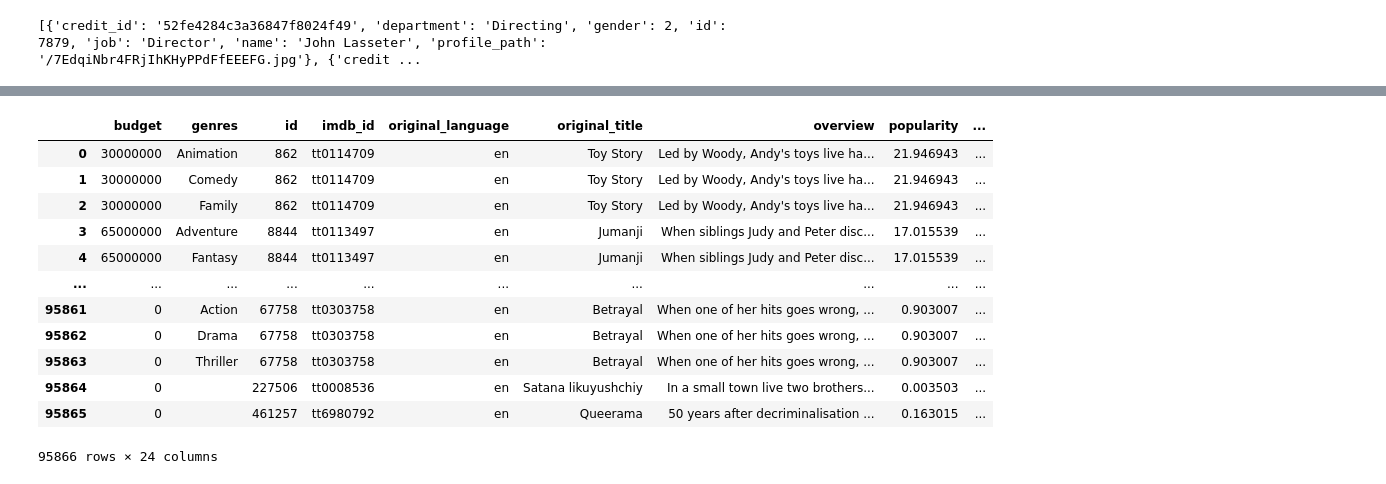
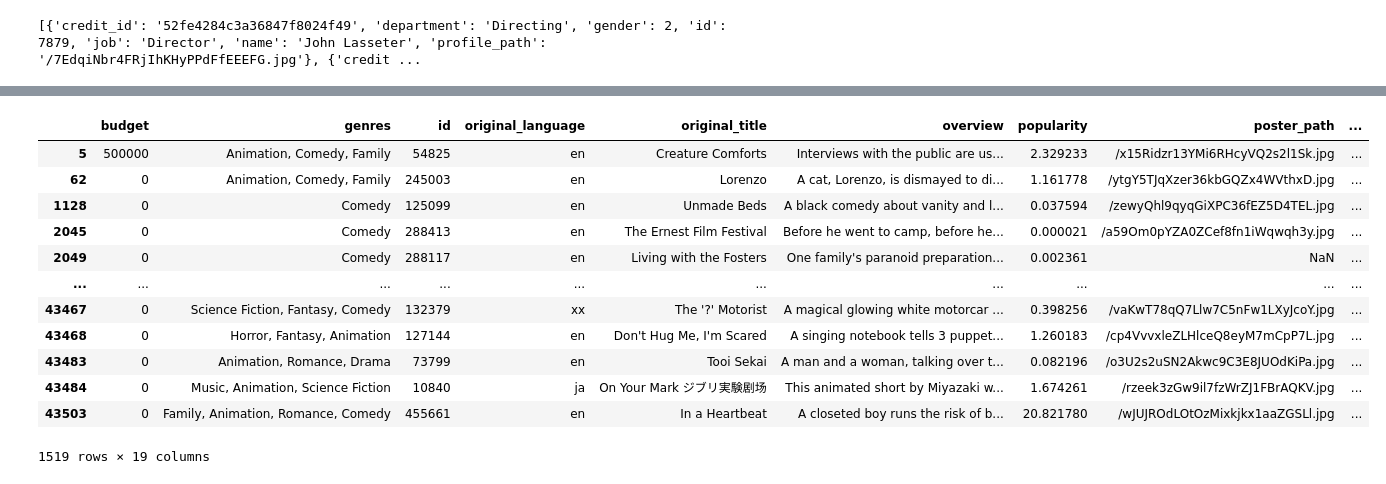
Before and after one commit to M-Awwab-Khan/most-comprehensive-movies-analysis, a Jupyter notebook: Most_Comprehensive_Movies_Analysis.ipynb, the cells around one changed output, grey strips where cells are left out. Drawn from its saved outputs; the diff is of its cells as text; code cells hidden in the pictures.

Commit message:
missing values handling

```diff
--- a/Most_Comprehensive_Movies_Analysis.ipynb
+++ b/Most_Comprehensive_Movies_Analysis.ipynb
@@ -253,18 +229,34 @@ movies.head(1)
 # %%
 movies.genres = movies.genres.str.split(', ')
-# %%
-movies.explode('genres', ignore_index=True)
-# %% [output]
-|  | budget | genres | id | imdb_id | original_language | original_title | overview | popularity | ... |
-| 0 | 30000000 | Animation | 862 | tt0114709 | en | Toy Story | Led by Woody, Andy's toys live ha... | 21.946943 | ... |
-| 1 | 30000000 | Comedy | 862 | tt0114709 | en | Toy Story | Led by Woody, Andy's toys live ha... | 21.946943 | ... |
-| 2 | 30000000 | Family | 862 | tt0114709 | en | Toy Story | Led by Woody, Andy's toys live ha... | 21.946943 | ... |
-| 3 | 65000000 | Adventure | 8844 | tt0113497 | en | Jumanji | When siblings Judy and Peter disc... | 17.015539 | ... |
-| 4 | 65000000 | Fantasy | 8844 | tt0113497 | en | Jumanji | When siblings Judy and Peter disc... | 17.015539 | ... |
-| ... | ... | ... | ... | ... | ... | ... | ... | ... | ... |
-| 95861 | 0 | Action | 67758 | tt0303758 | en | Betrayal | When one of her hits goes wrong, ... | 0.903007 | ... |
-| 95862 | 0 | Drama | 67758 | tt0303758 | en | Betrayal | When one of her hits goes wrong, ... | 0.903007 | ... |
-| 95863 | 0 | Thriller | 67758 | tt0303758 | en | Betrayal | When one of her hits goes wrong, ... | 0.903007 | ... |
-| 95864 | 0 |  | 227506 | tt0008536 | en | Satana likuyushchiy | In a small town live two brothers... | 0.003503 | ... |
-| 95865 | 0 |  | 461257 | tt6980792 | en | Queerama | 50 years after decriminalisation ... | 0.163015 | ... |
-95866 rows × 24 columns
+# %%
+movies = movies[movies['release_year'].notnull()]
+movies = movies[movies['director'].notnull()]
+movies = movies[movies['genres'].notnull()]
+# %%
+# Step 1: Group by 'genres' and calculate the average runtime for each genre
+genre_avg_runtimes = movies.groupby('genres')['runtime'].mean().reset_index()
+
+# Step 2: Merge the average runtimes back into the original dataframe
+movies = pd.merge(movies, genre_avg_runtimes, on='genres', suffixes=('', '_avg'))
+
+# Step 3: Replace missing values in 'runtime' with the average runtime of their genre
+movies['runtime'] = movies['runtime'].fillna(movies['runtime_avg'])
+
+# Step 4: Drop the redundant 'runtime_avg' column
+movies.drop(columns='runtime_avg', inplace=True)
+# %%
+movies[movies['cast'].isna()]
+# %% [output]
+|  | budget | genres | id | original_language | original_title | overview | popularity | poster_path | ... |
+| 5 | 500000 | Animation, Comedy, Family | 54825 | en | Creature Comforts | Interviews with the public are us... | 2.329233 | /x15Ridzr13YMi6RHcyVQ2s2l1Sk.jpg | ... |
+| 62 | 0 | Animation, Comedy, Family | 245003 | en | Lorenzo | A cat, Lorenzo, is dismayed to di... | 1.161778 | /ytgY5TJqXzer36kbGQZx4WVthxD.jpg | ... |
+| 1128 | 0 | Comedy | 125099 | en | Unmade Beds | A black comedy about vanity and l... | 0.037594 | /zewyQhl9qyqGiXPC36fEZ5D4TEL.jpg | ... |
+| 2045 | 0 | Comedy | 288413 | en | The Ernest Film Festival | Before he went to camp, before he... | 0.000021 | /a59Om0pYZA0ZCef8fn1iWqwqh3y.jpg | ... |
+| 2049 | 0 | Comedy | 288117 | en | Living with the Fosters | One family's paranoid preparation... | 0.002361 | NaN | ... |
+| ... | ... | ... | ... | ... | ... | ... | ... | ... | ... |
+| 43467 | 0 | Science Fiction, Fantasy, Comedy | 132379 | xx | The '?' Motorist | A magical glowing white motorcar ... | 0.398256 | /vaKwT78qQ7Llw7C5nFw1LXyJcoY.jpg | ... |
+| 43468 | 0 | Horror, Fantasy, Animation | 127144 | en | Don't Hug Me, I'm Scared | A singing notebook tells 3 puppet... | 1.260183 | /cp4VvvxleZLHlceQ8eyM7mCpP7L.jpg | ... |
+| 43483 | 0 | Animation, Romance, Drama | 73799 | en | Tooi Sekai | A man and a woman, talking over t... | 0.082196 | /o3U2s2uSN2Akwc9C3E8JUOdKiPa.jpg | ... |
+| 43484 | 0 | Music, Animation, Science Fiction | 10840 | ja | On Your Mark ジブリ実験剧场 | This animated short by Miyazaki w... | 1.674261 | /rzeek3zGw9il7fzWrZJ1FBrAQKV.jpg | ... |
+| 43503 | 0 | Family, Animation, Romance, Comedy | 455661 | en | In a Heartbeat | A closeted boy runs the risk of b... | 20.821780 | /wJUJROdLOtOzMixkjkx1aaZGSLl.jpg | ... |
+1519 rows × 19 columns
```
Also changed, not shown: parts of 27 cells of this notebook.
